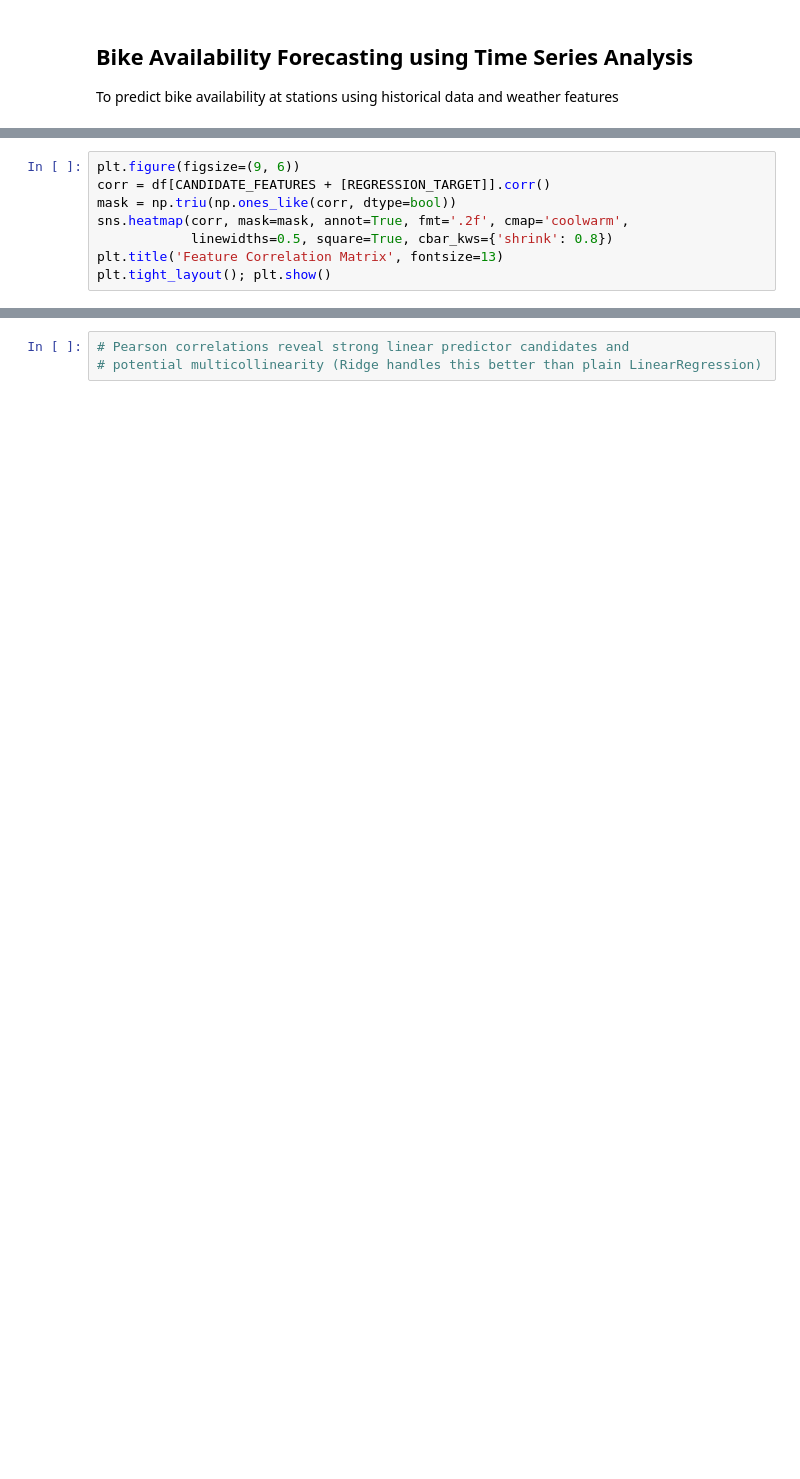
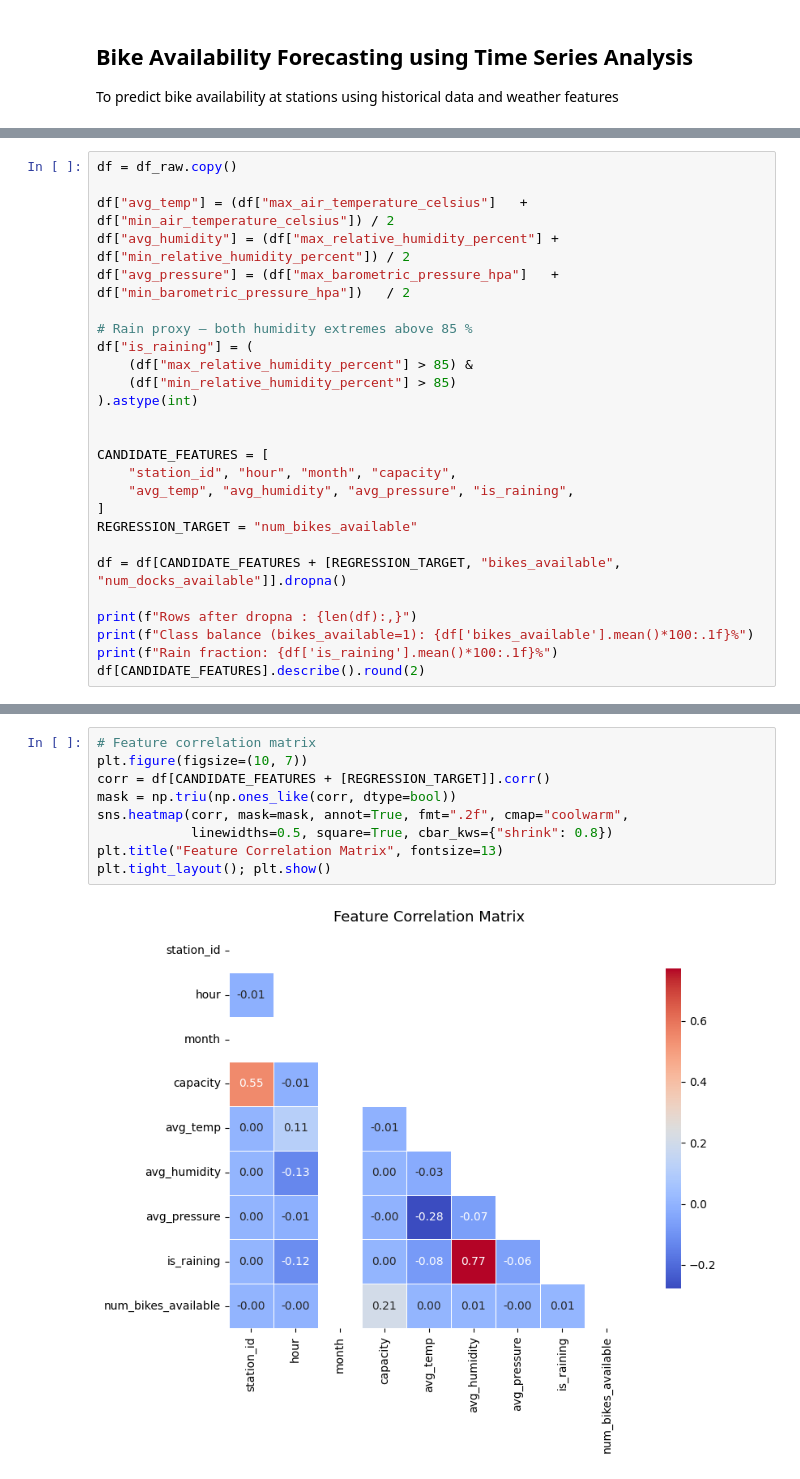
Before and after one commit to shayan-ashish-chakraborty/dublin-bikes-team20, a Jupyter notebook: main_project/notebooks/bike_forecasting.ipynb, the cells around one changed output, grey strips where cells are left out. Cells and saved outputs as stored; diff of their text form; blank space fills up the shorter version.

```diff
--- a/main_project/notebooks/bike_forecasting.ipynb
+++ b/main_project/notebooks/bike_forecasting.ipynb
@@ -129,9 +114,27 @@ Class balance : bike available (1) = 79.3%
 # %%
-plt.figure(figsize=(9, 6))
-corr = df[CANDIDATE_FEATURES + [REGRESSION_TARGET]].corr()
-mask = np.triu(np.ones_like(corr, dtype=bool))
-sns.heatmap(corr, mask=mask, annot=True, fmt='.2f', cmap='coolwarm',
-            linewidths=0.5, square=True, cbar_kws={'shrink': 0.8})
-plt.title('Feature Correlation Matrix', fontsize=13)
-plt.tight_layout(); plt.show()
+df = df_raw.copy()
+
+df["avg_temp"] = (df["max_air_temperature_celsius"]   + df["min_air_temperature_celsius"]) / 2
+df["avg_humidity"] = (df["max_relative_humidity_percent"] + df["min_relative_humidity_percent"]) / 2
+df["avg_pressure"] = (df["max_barometric_pressure_hpa"]   + df["min_barometric_pressure_hpa"])   / 2
+
+# Rain proxy – both humidity extremes above 85 %
+df["is_raining"] = (
+    (df["max_relative_humidity_percent"] > 85) &
+    (df["min_relative_humidity_percent"] > 85)
+).astype(int)
+
+
+CANDIDATE_FEATURES = [
+    "station_id", "hour", "month", "capacity",
+    "avg_temp", "avg_humidity", "avg_pressure", "is_raining",
+]
+REGRESSION_TARGET = "num_bikes_available"
+
+df = df[CANDIDATE_FEATURES + [REGRESSION_TARGET, "bikes_available", "num_docks_available"]].dropna()
+
+print(f"Rows after dropna : {len(df):,}")
+print(f"Class balance (bikes_available=1): {df['bikes_available'].mean()*100:.1f}%")
+print(f"Rain fraction: {df['is_raining'].mean()*100:.1f}%")
+df[CANDIDATE_FEATURES].describe().round(2)
 # %% [output]
@@ -139,3 +153,11 @@ plt.tight_layout(); plt.show()
 # %%
-# Pearson correlations reveal strong linear predictor candidates and
-# potential multicollinearity (Ridge handles this better than plain LinearRegression)
+# Feature correlation matrix
+plt.figure(figsize=(10, 7))
+corr = df[CANDIDATE_FEATURES + [REGRESSION_TARGET]].corr()
+mask = np.triu(np.ones_like(corr, dtype=bool))
+sns.heatmap(corr, mask=mask, annot=True, fmt=".2f", cmap="coolwarm",
+            linewidths=0.5, square=True, cbar_kws={"shrink": 0.8})
+plt.title("Feature Correlation Matrix", fontsize=13)
+plt.tight_layout(); plt.show()
+# %% [output]
+[figure, added]
```
Also changed, not shown: parts of 34 cells of this notebook, 6 other files.
